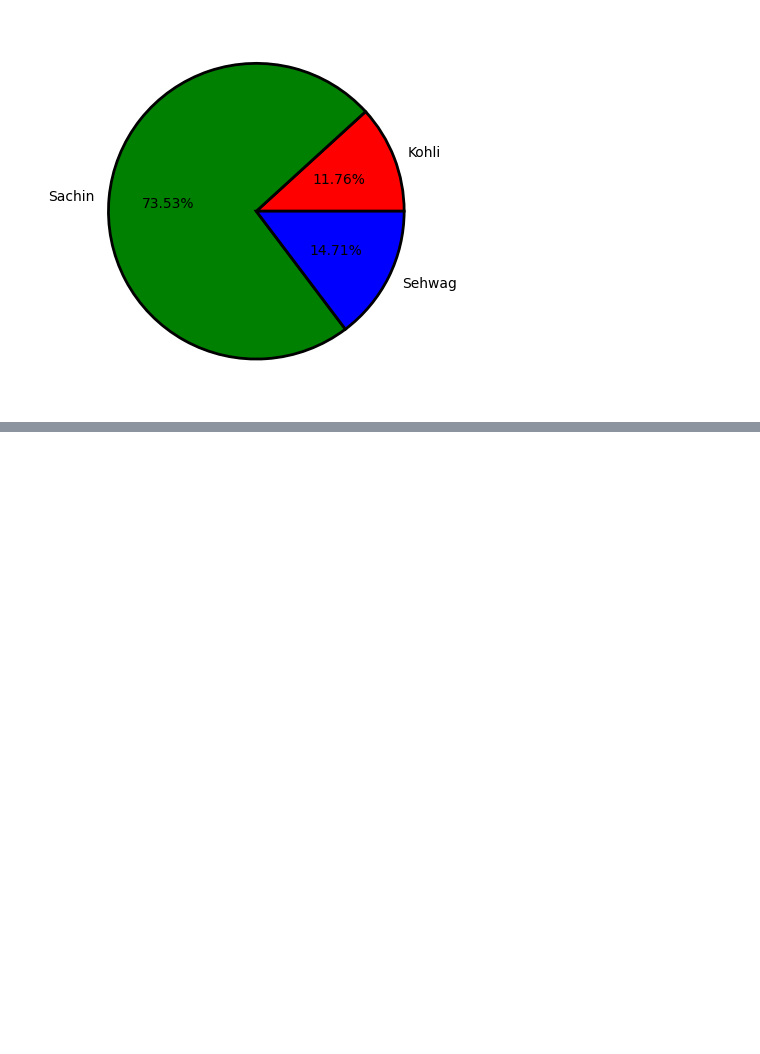
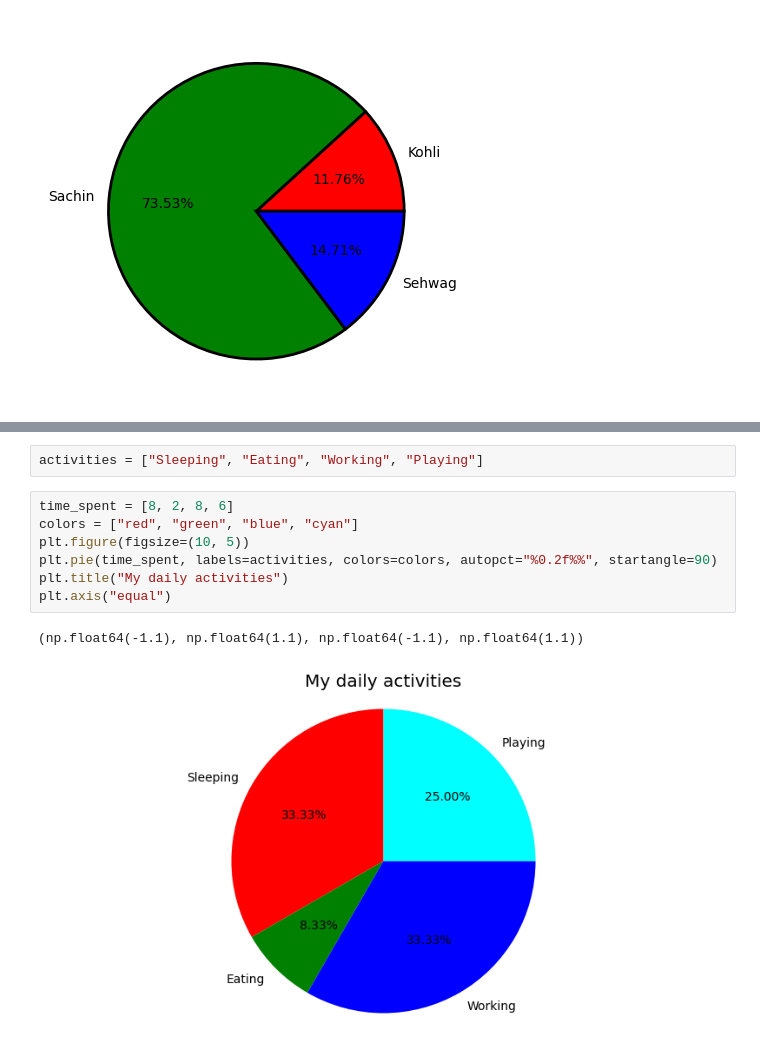
Before and after one commit to ashuwebdevloper/Data-Science-Project, a Jupyter notebook: MatplotlibCodewithharry/1.ipynb, the cells around one changed output, grey strips where cells are left out. Drawn from its saved outputs; the diff is of its cells as text; blank space fills up the shorter version.

```diff
--- a/MatplotlibCodewithharry/1.ipynb
+++ b/MatplotlibCodewithharry/1.ipynb
@@ -126,3 +127,15 @@ plt.title("Total runs scored by Sachin, Kohli and Sehwag in ODIs    ")
 plt.show()
 # %% [output]
 [figure]
+# %%
+activities = ["Sleeping", "Eating", "Working", "Playing"]
+# %%
+time_spent = [8, 2, 8, 6]
+colors = ["red", "green", "blue", "cyan"]
+plt.figure(figsize=(10, 5))
+plt.pie(time_spent, labels=activities, colors=colors, autopct="%0.2f%%", startangle=90)
+plt.title("My daily activities")
+plt.axis("equal")
+# %% [output]
+(np.float64(-1.1), np.float64(1.1), np.float64(-1.1), np.float64(1.1))
+[figure, added]
```
Also changed, not shown: parts of 11 cells of this notebook.
